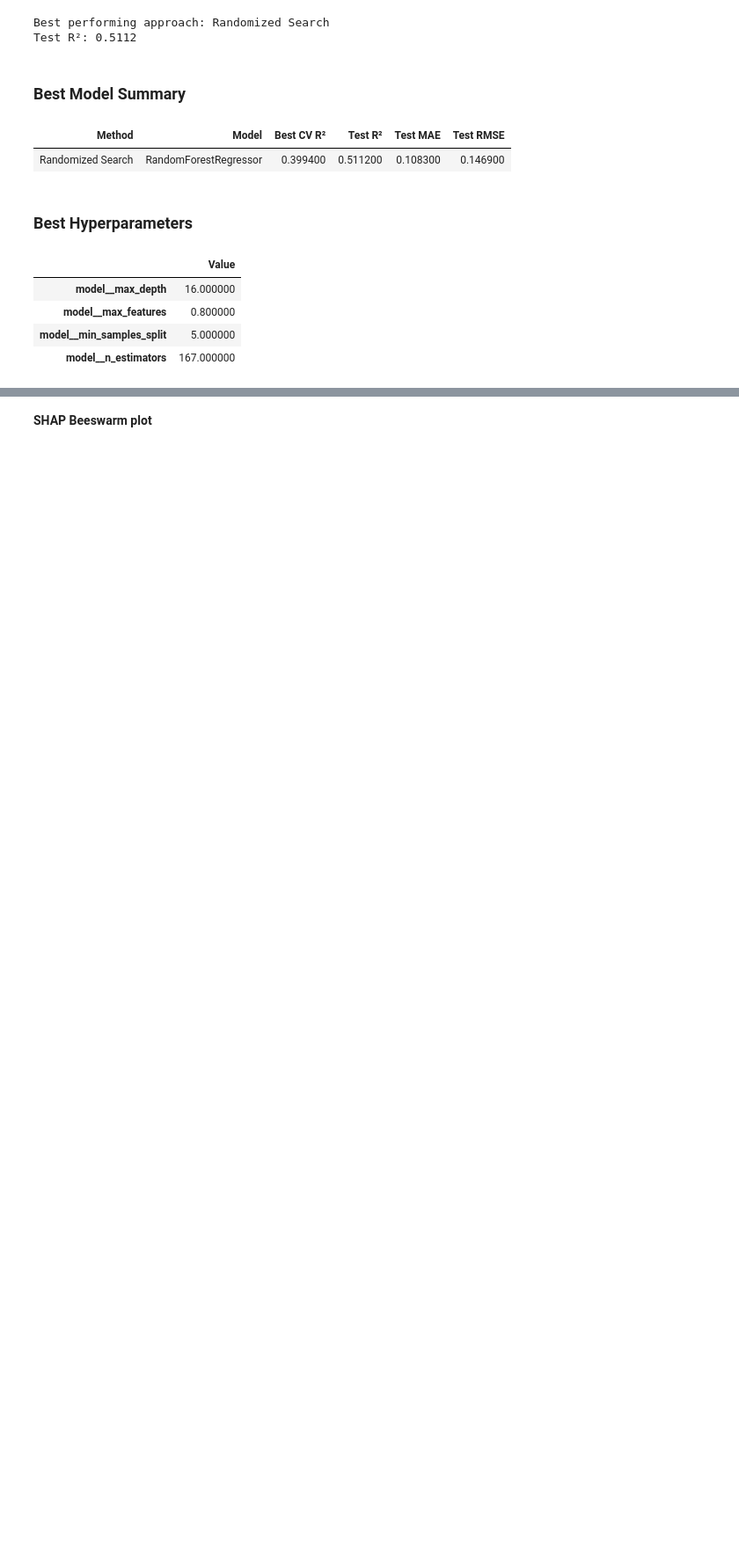
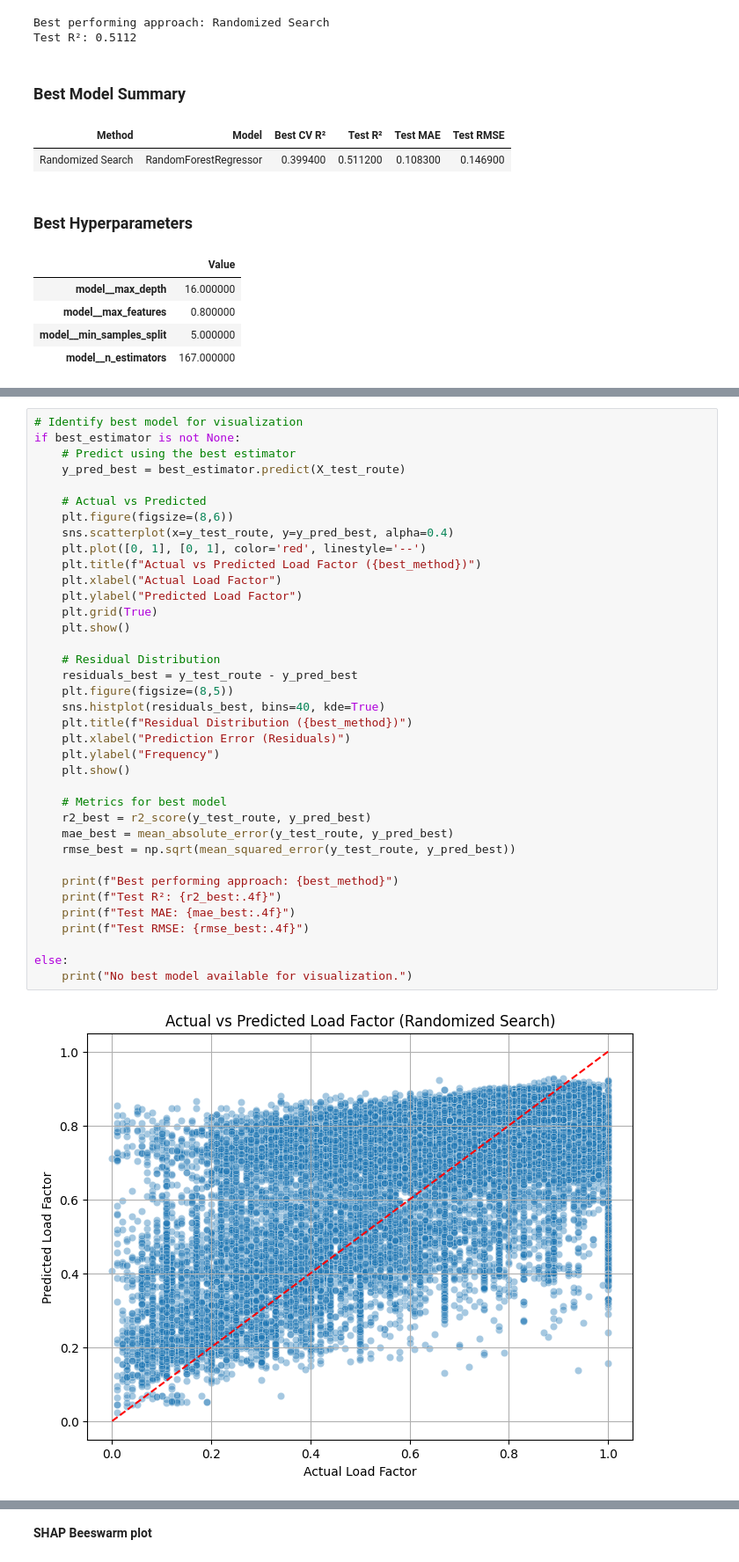
Before and after one commit to VerenaQu/passenger_load_prediction_project, a Jupyter notebook: notebooks/2_pax_load_factor_prediction.ipynb, the cells around one changed output, grey strips where cells are left out. Shown at 88% size. Cells and saved outputs as stored; diff of their text form; blank space fills up the shorter version.

Commit message:
additional prediction plot, minor changes in comments

```diff
--- a/notebooks/2_pax_load_factor_prediction.ipynb
+++ b/notebooks/2_pax_load_factor_prediction.ipynb
@@ -1308,0 +1327,39 @@ Test R²: 0.5112
+# %%
+# Identify best model for visualization
+if best_estimator is not None:
+    # Predict using the best estimator
+    y_pred_best = best_estimator.predict(X_test_route)
+
+    # Actual vs Predicted
+    plt.figure(figsize=(8,6))
+    sns.scatterplot(x=y_test_route, y=y_pred_best, alpha=0.4)
+    plt.plot([0, 1], [0, 1], color='red', linestyle='--')
+    plt.title(f"Actual vs Predicted Load Factor ({best_method})")
+    plt.xlabel("Actual Load Factor")
+    plt.ylabel("Predicted Load Factor")
+    plt.grid(True)
+    plt.show()
+
+    # Residual Distribution
+    residuals_best = y_test_route - y_pred_best
+    plt.figure(figsize=(8,5))
+    sns.histplot(residuals_best, bins=40, kde=True)
+    plt.title(f"Residual Distribution ({best_method})")
+    plt.xlabel("Prediction Error (Residuals)")
+    plt.ylabel("Frequency")
+    plt.show()
+
+    # Metrics for best model
+    r2_best = r2_score(y_test_route, y_pred_best)
+    mae_best = mean_absolute_error(y_test_route, y_pred_best)
+    rmse_best = np.sqrt(mean_squared_error(y_test_route, y_pred_best))
+
+    print(f"Best performing approach: {best_method}")
+    print(f"Test R²: {r2_best:.4f}")
+    print(f"Test MAE: {mae_best:.4f}")
+    print(f"Test RMSE: {rmse_best:.4f}")
+
+else:
+    print("No best model available for visualization.")
+# %% [output]
+[figure, added]
```
Also changed, not shown: parts of 14 cells of this notebook, 2 other files.
